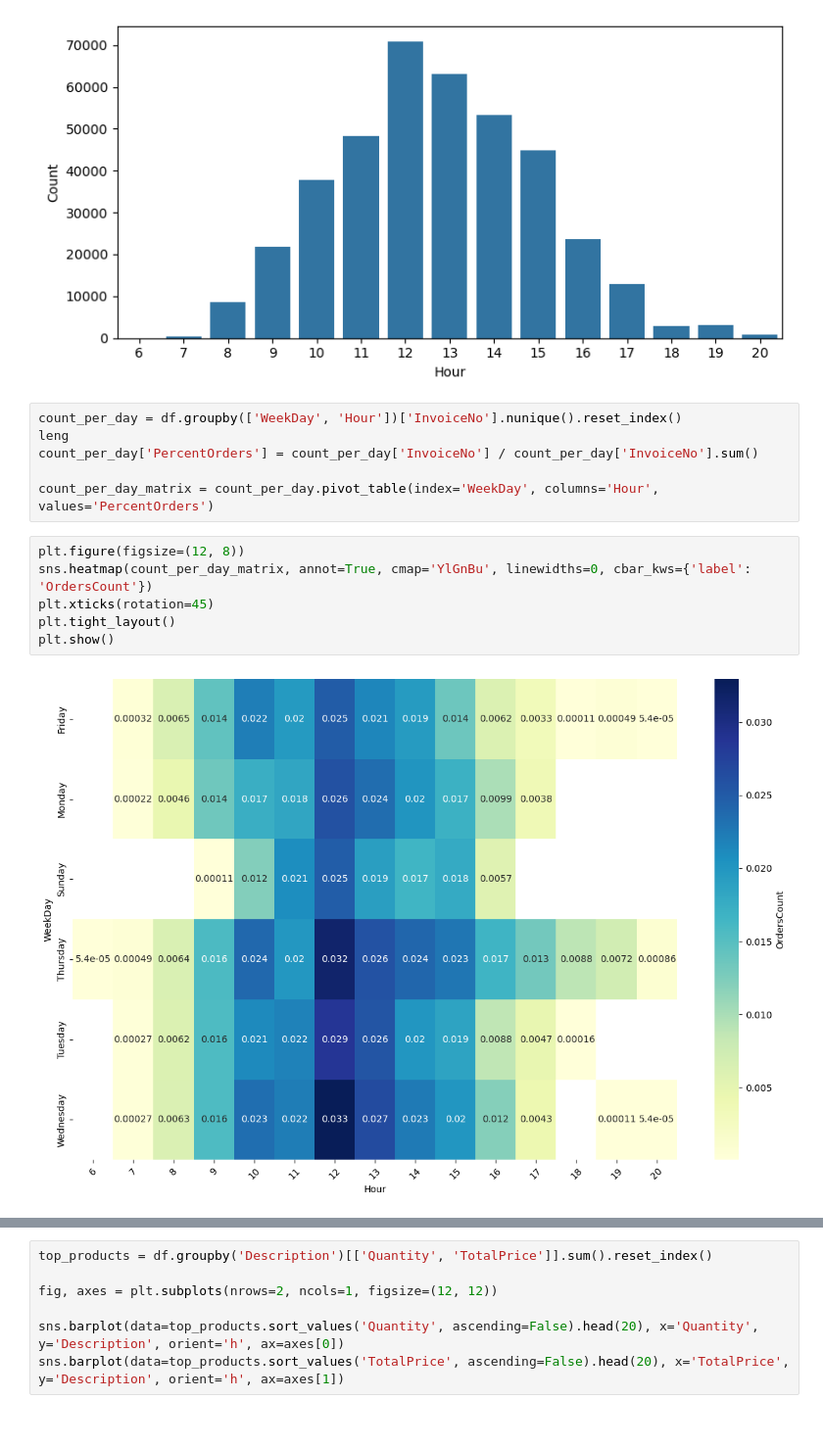
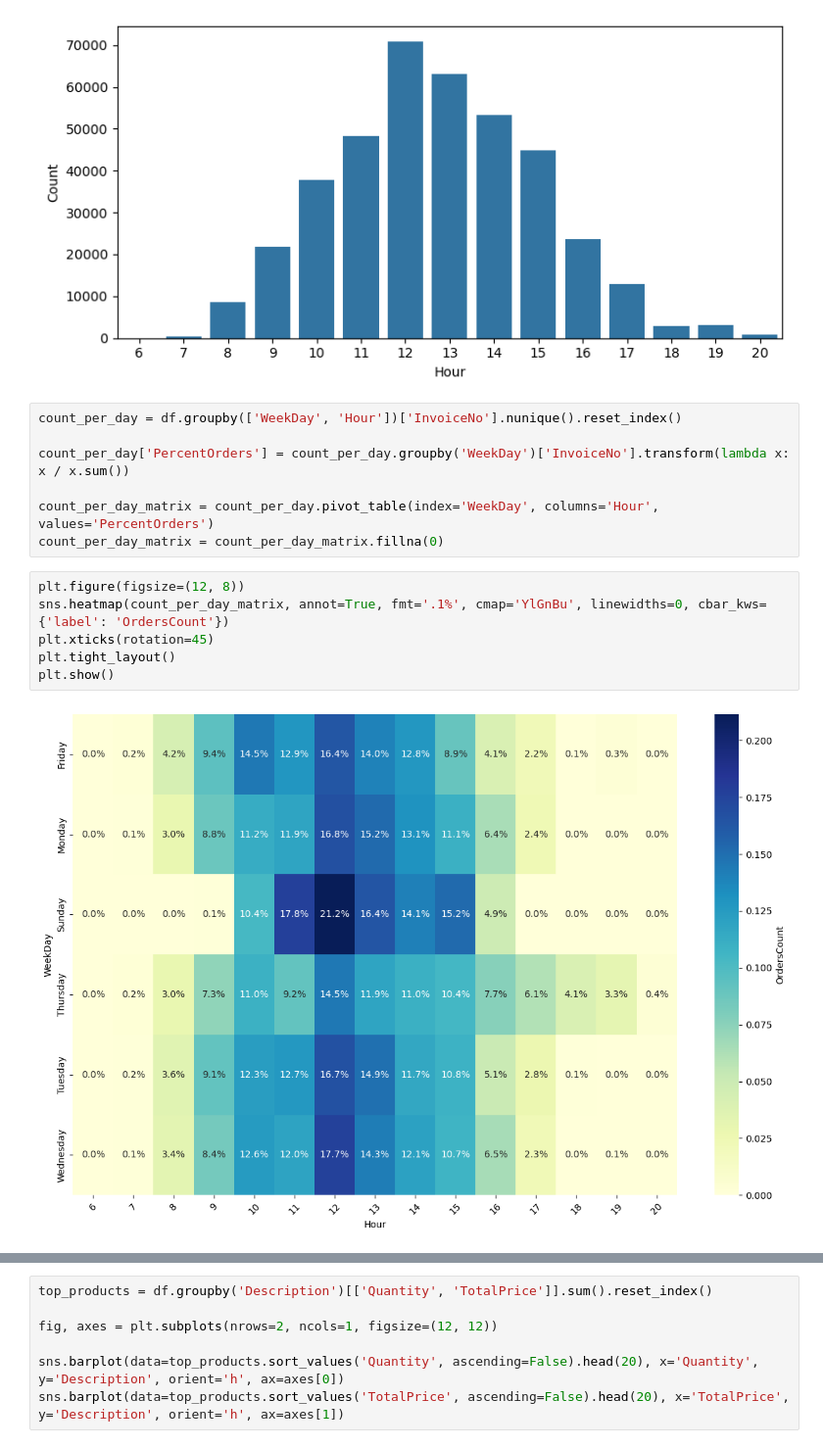
Before and after one commit to yaroslavvv-fino/project-eda-online-retail, a Jupyter notebook: ProjectOnlineRetail.ipynb, the cells around one changed output, grey strips where cells are left out. Shown at 98% size. Drawn from its saved outputs; the diff is of its cells as text.

```diff
--- a/ProjectOnlineRetail.ipynb
+++ b/ProjectOnlineRetail.ipynb
@@ -213,18 +213,19 @@ plt.show()
 [figure]
 # %%
 count_per_day = df.groupby(['WeekDay', 'Hour'])['InvoiceNo'].nunique().reset_index()
-leng
-count_per_day['PercentOrders'] = count_per_day['InvoiceNo'] / count_per_day['InvoiceNo'].sum()
+
+count_per_day['PercentOrders'] = count_per_day.groupby('WeekDay')['InvoiceNo'].transform(lambda x: x / x.sum())
 
 count_per_day_matrix = count_per_day.pivot_table(index='WeekDay', columns='Hour', values='PercentOrders')
+count_per_day_matrix = count_per_day_matrix.fillna(0)
 # %%
 plt.figure(figsize=(12, 8))
-sns.heatmap(count_per_day_matrix, annot=True, cmap='YlGnBu', linewidths=0, cbar_kws={'label': 'OrdersCount'})
+sns.heatmap(count_per_day_matrix, annot=True, fmt='.1%', cmap='YlGnBu', linewidths=0, cbar_kws={'label': 'OrdersCount'})
 plt.xticks(rotation=45)
 plt.tight_layout()
 plt.show()
 # %% [output]
-[figure, old version]
+[figure, new version]
 # %%
 country_orders_count = df.groupby(['Country', 'Hour'])['InvoiceNo'].nunique().reset_index()
 country_matrix = country_orders_count.pivot_table(index='Country', columns='Hour', values='InvoiceNo')
```
Also changed, not shown: parts of 2 cells of this notebook.
